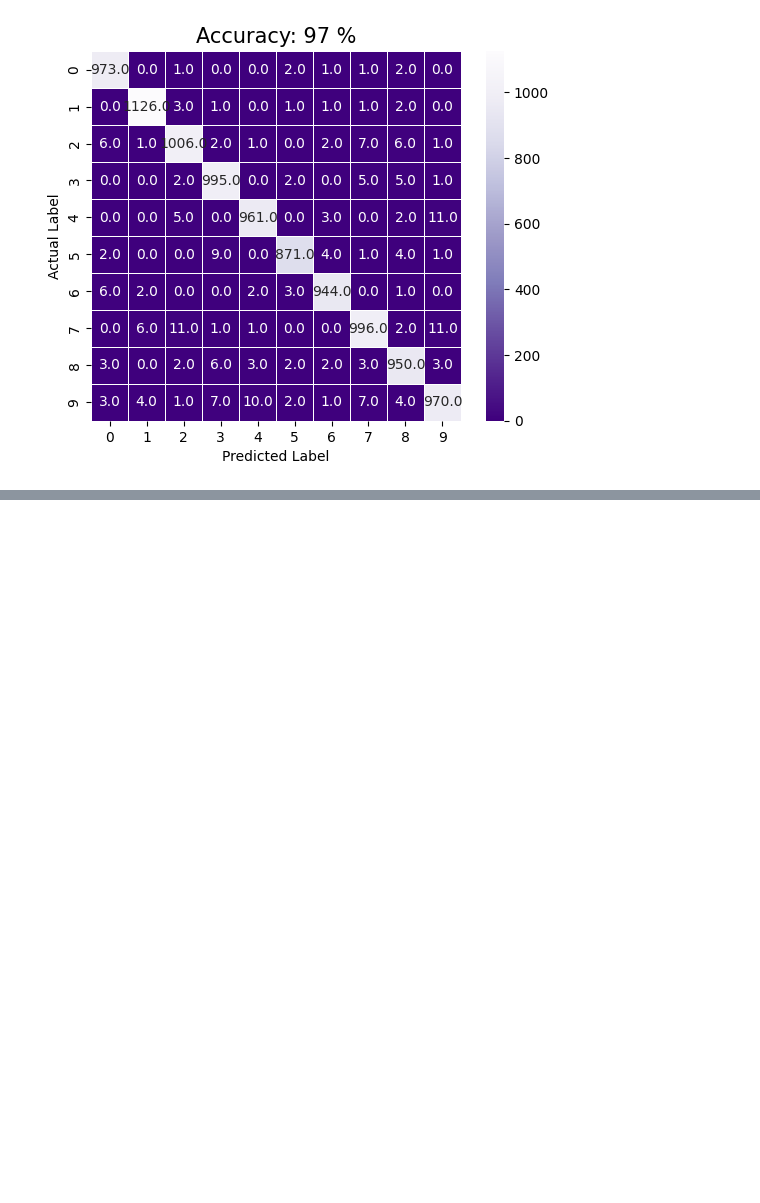
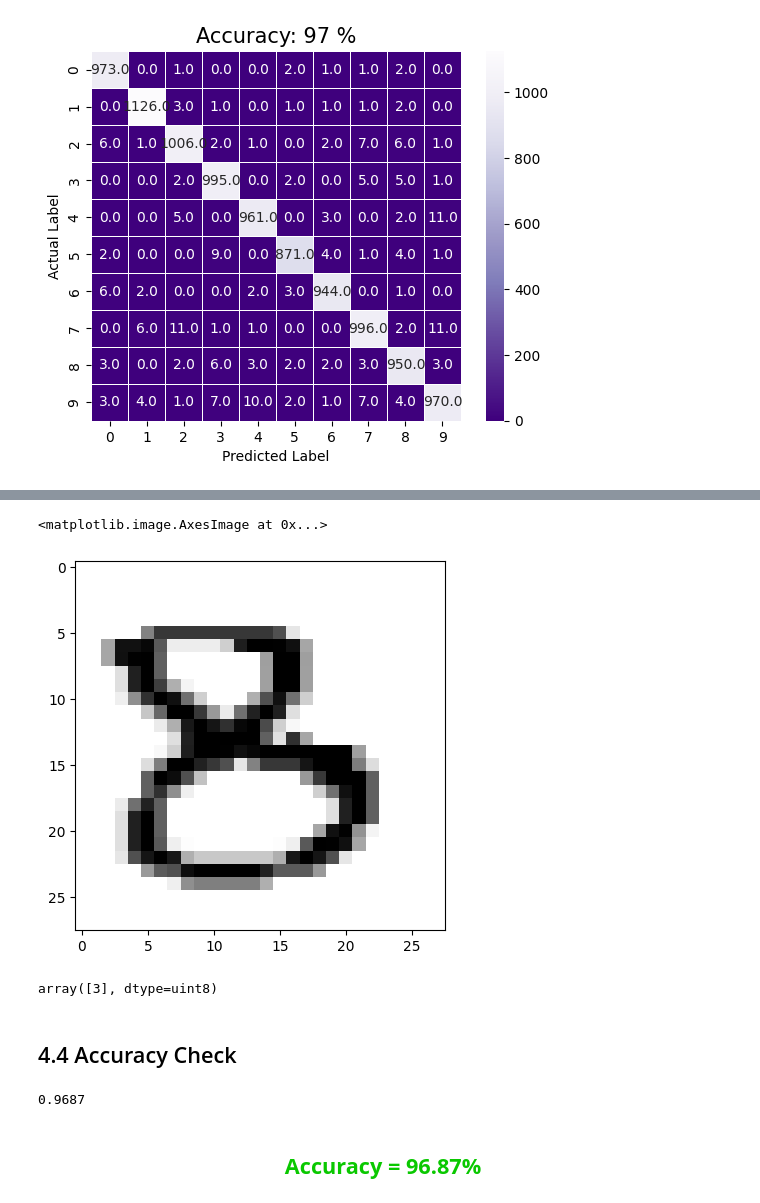
Before and after one commit to ZiaUrRehman-bit/Examination-Answer-Sheet-Marks-Entrance-Using-OCR, a Jupyter notebook: ML and DL Algo For Hand Written text and digits/ML and DL algo for Hand Written Digits and text.ipynb, the cells around one changed output, grey strips where cells are left out. Saved outputs shown, nothing was run; the diff lists cells and outputs as text; code cells hidden in the pictures; blank space fills up the shorter version.

```diff
--- a/ML and DL Algo For Hand Written text and digits/ML and DL algo for Hand Written Digits and text.ipynb
+++ b/ML and DL Algo For Hand Written text and digits/ML and DL algo for Hand Written Digits and text.ipynb
@@ -335,0 +379,22 @@ Text(0.5, 1.0, 'Accuracy: 97 %')
+# %%
+resizedImage = cv2.resize(binaryImage, (28,28))
+flattenImage = resizedImage.flatten().reshape(1,-1)
+flattenImage.shape
+
+plt.imshow(np.reshape(flattenImage,(28,28)), cmap=plt.cm.binary)
+# %% [output]
+<matplotlib.image.AxesImage at 0x...>
+[figure, added]
+# %%
+rf.predict(flattenImage)
+# %% [output]
+array([3], dtype=uint8)
+# %% [markdown]
+## 4.4 Accuracy Check
+# %%
+accuracy = rf.score(xTest.reshape(10000,-1), yTest)
+accuracy
+# %% [output]
+0.9687
+# %% [markdown]
+## **<center><font style="color:rgb(10,200,0)">Accuracy = 96.87%</font> </center>**
```
Also changed, not shown: parts of 13 cells of this notebook.
